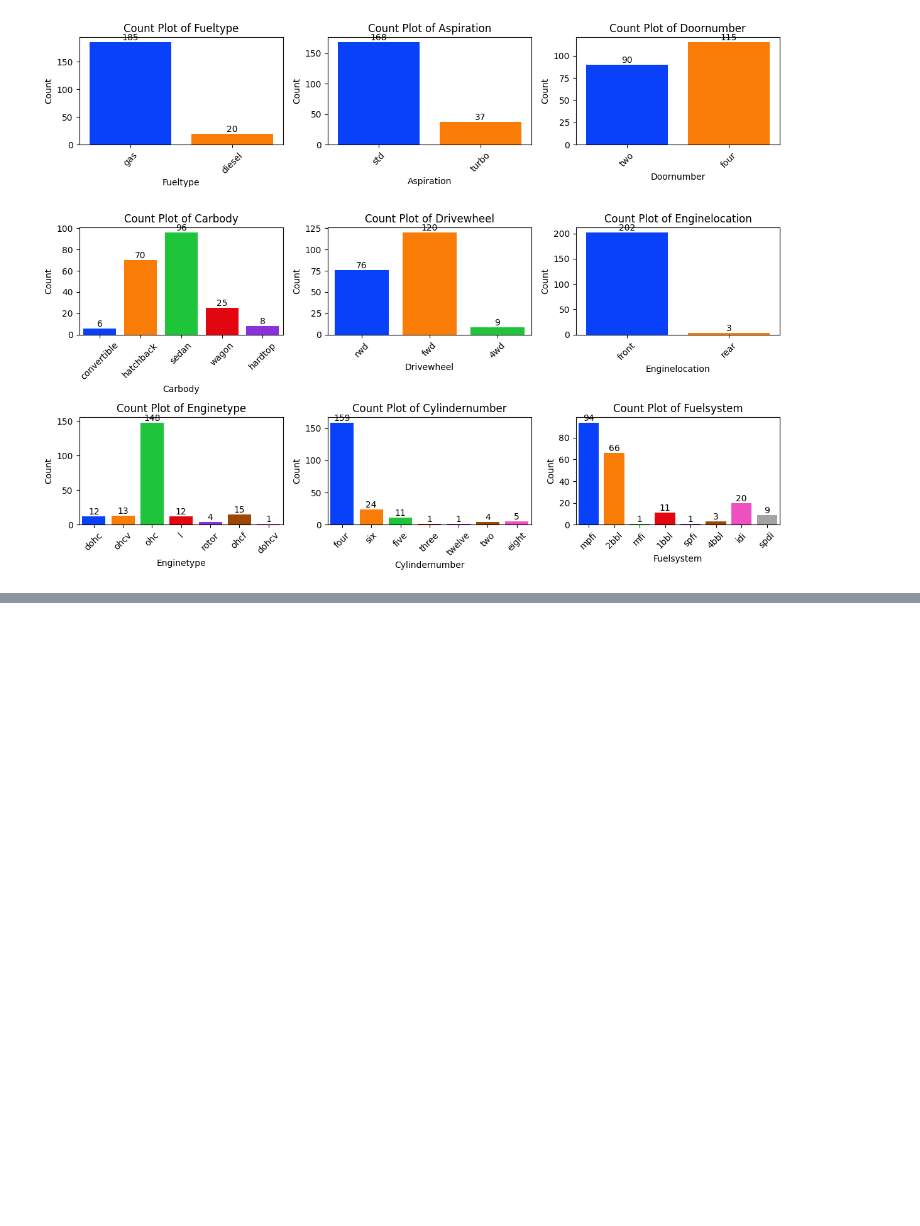
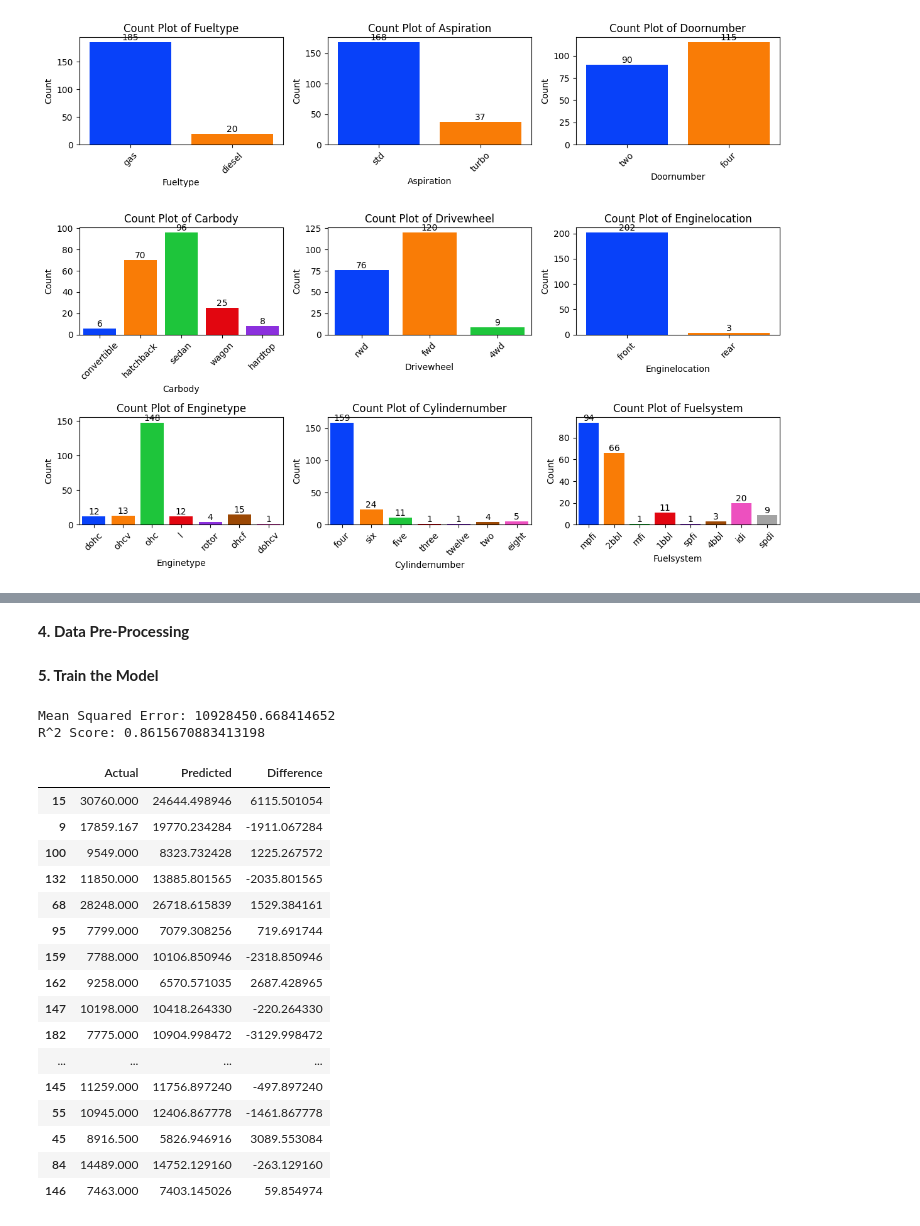
Before and after one commit to Gamescrash/Training, a Jupyter notebook: exploratory_data_analysis_week/car_price_prediction.ipynb, the cells around one changed output, grey strips where cells are left out. Saved outputs shown, nothing was run; the diff lists cells and outputs as text; code cells hidden in the pictures; blank space fills up the shorter version.

```diff
--- a/exploratory_data_analysis_week/car_price_prediction.ipynb
+++ b/exploratory_data_analysis_week/car_price_prediction.ipynb
@@ -163,0 +199,68 @@ plt.show()
+# %% [markdown]
+**4. Data Pre-Processing**
+# %%
+df['brand'] = df['CarName'].apply(lambda x: x.split(' ')[0])
+df['model'] = df['CarName'].apply(lambda x: ' '.join(x.split(' ')[1:]))
+
+# Define categorical and numerical columns
+categorical_columns = ['fueltype', 'aspiration', 'doornumber', 'carbody', 'drivewheel',
+                       'enginelocation', 'enginetype', 'cylindernumber', 'fuelsystem', 'brand', 'model']
+numerical_columns = ['wheelbase', 'carlength', 'carwidth', 'carheight', 'curbweight',
+                     'enginesize', 'boreratio', 'stroke', 'compressionratio', 'horsepower',
+                     'peakrpm', 'citympg', 'highwaympg']
+
+# Encode categorical variables
+LabelEncoder = LabelEncoder()
+for col in categorical_columns:
+    df[col] = LabelEncoder.fit_transform(df[col])
+
+
+# Feature Engineering
+df['power_to_weight_ratio'] = df['horsepower'] / df['curbweight']
+for col in numerical_columns:
+    df[f'{col}_squared'] = df[col] ** 2
+df['log_enginesize'] = np.log(df['enginesize'] + 1)  # Adding 1 to avoid log(0)
+
+#Feature Scaling
+scaler = StandardScaler()
+df[numerical_columns] = scaler.fit_transform(df[numerical_columns])
+# %% [markdown]
+**5. Train the Model**
+# %%
+X = df.drop(['price', 'CarName'], axis=1)
+y = df['price']
+X_train, X_test, y_train, y_test = train_test_split(X, y, test_size=0.2, random_state=42)
+
+model = LinearRegression()
+model.fit(X_train, y_train)
+
+y_pred = model.predict(X_test)
+# %%
+mse = mean_squared_error(y_test, y_pred)
+r2_score = r2_score(y_test, y_pred)
+print(f'Mean Squared Error: {mse}')
+print(f'R^2 Score: {r2_score}')
+# %% [output]
+Mean Squared Error: 10928450.668414652
+R^2 Score: 0.8615670883413198
+# %%
+pred_df = pd.DataFrame({'Actual': y_test, 'Predicted': y_pred, 'Difference': y_test - y_pred})
+pred_df
+# %% [output]
+|  | Actual | Predicted | Difference |
+| 15 | 30760.000 | 24644.498946 | 6115.501054 |
+| 9 | 17859.167 | 19770.234284 | -1911.067284 |
+| 100 | 9549.000 | 8323.732428 | 1225.267572 |
+| 132 | 11850.000 | 13885.801565 | -2035.801565 |
+| 68 | 28248.000 | 26718.615839 | 1529.384161 |
+| 95 | 7799.000 | 7079.308256 | 719.691744 |
+| 159 | 7788.000 | 10106.850946 | -2318.850946 |
+| 162 | 9258.000 | 6570.571035 | 2687.428965 |
+| 147 | 10198.000 | 10418.264330 | -220.264330 |
+| 182 | 7775.000 | 10904.998472 | -3129.998472 |
+| ... | ... | ... | ... |
+| 145 | 11259.000 | 11756.897240 | -497.897240 |
+| 55 | 10945.000 | 12406.867778 | -1461.867778 |
+| 45 | 8916.500 | 5826.946916 | 3089.553084 |
+| 84 | 14489.000 | 14752.129160 | -263.129160 |
+| 146 | 7463.000 | 7403.145026 | 59.854974 |
```
Also changed, not shown: parts of 3 cells of this notebook.
